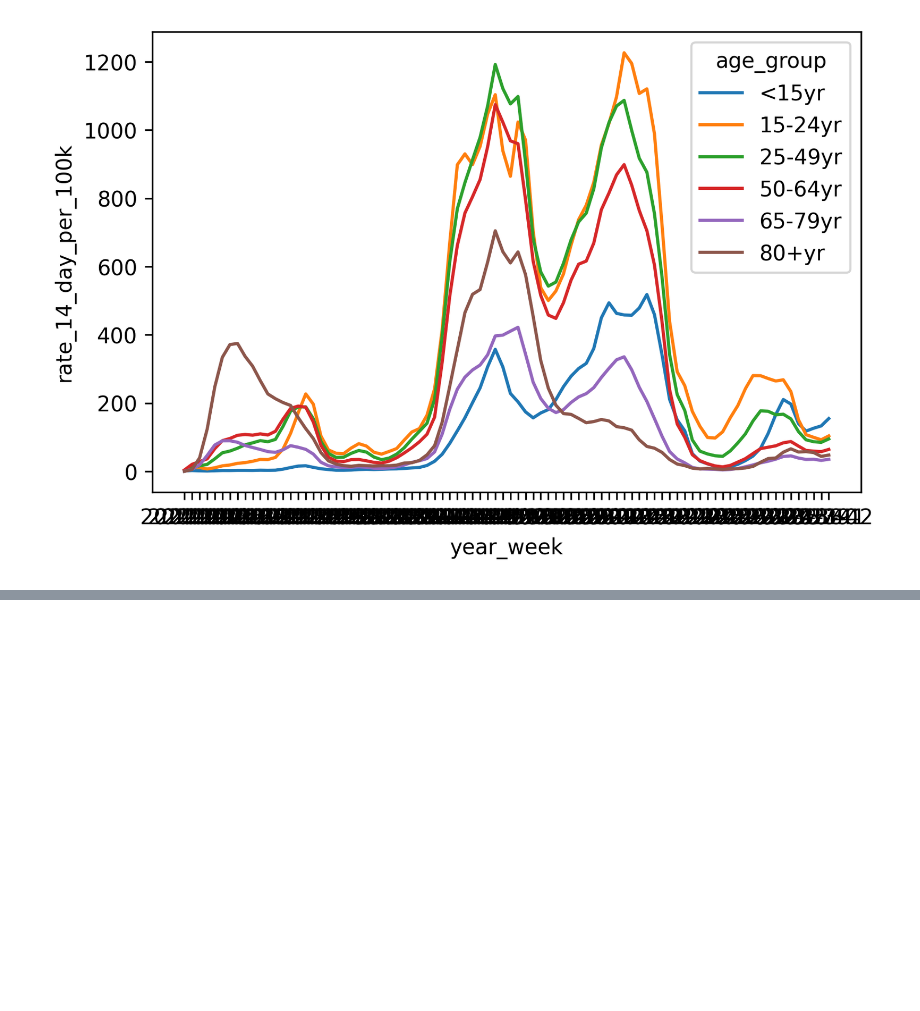
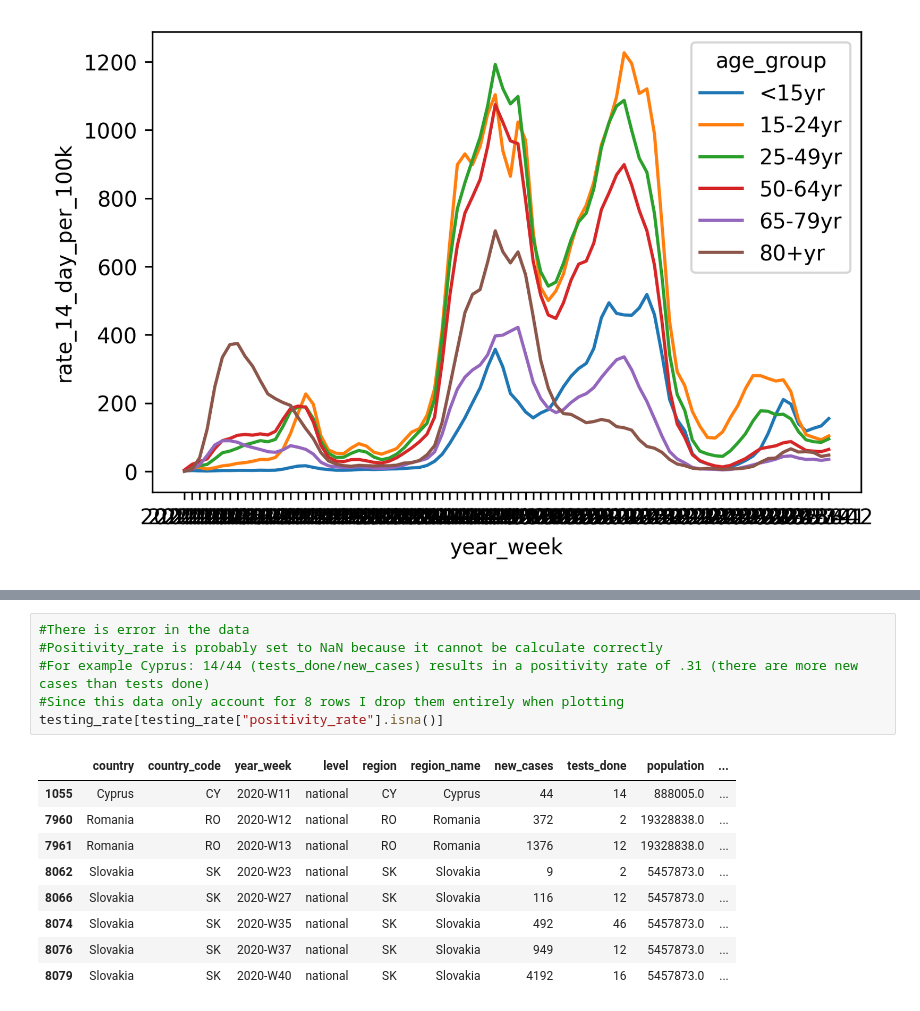
Before and after one commit to Anna-MariaSjolund/Data-Handling-Anna-MariaSjolund, a Jupyter notebook: Labs/Covid-Lab/covid_lab.ipynb, the cells around one changed output, grey strips where cells are left out. Drawn from its saved outputs; the diff is of its cells as text; blank space fills up the shorter version.

```diff
--- a/Labs/Covid-Lab/covid_lab.ipynb
+++ b/Labs/Covid-Lab/covid_lab.ipynb
@@ -801,0 +867,16 @@ plot = sns.lineplot(data=cases_age_swe_no_NaN, x="year_week", y="rate_14_day_per
+# %%
+#There is error in the data
+#Positivity_rate is probably set to NaN because it cannot be calculate correctly
+#For example Cyprus: 14/44 (tests_done/new_cases) results in a positivity rate of .31 (there are more new cases than tests done)
+#Since this data only account for 8 rows I drop them entirely when plotting
+testing_rate[testing_rate["positivity_rate"].isna()]
+# %% [output]
+|  | country | country_code | year_week | level | region | region_name | new_cases | tests_done | population | ... |
+| 1055 | Cyprus | CY | 2020-W11 | national | CY | Cyprus | 44 | 14 | 888005.0 | ... |
+| 7960 | Romania | RO | 2020-W12 | national | RO | Romania | 372 | 2 | 19328838.0 | ... |
+| 7961 | Romania | RO | 2020-W13 | national | RO | Romania | 1376 | 12 | 19328838.0 | ... |
+| 8062 | Slovakia | SK | 2020-W23 | national | SK | Slovakia | 9 | 2 | 5457873.0 | ... |
+| 8066 | Slovakia | SK | 2020-W27 | national | SK | Slovakia | 116 | 12 | 5457873.0 | ... |
+| 8074 | Slovakia | SK | 2020-W35 | national | SK | Slovakia | 492 | 46 | 5457873.0 | ... |
+| 8076 | Slovakia | SK | 2020-W37 | national | SK | Slovakia | 949 | 12 | 5457873.0 | ... |
+| 8079 | Slovakia | SK | 2020-W40 | national | SK | Slovakia | 4192 | 16 | 5457873.0 | ... |
```
Also changed, not shown: parts of 19 cells of this notebook, 10 other files.
